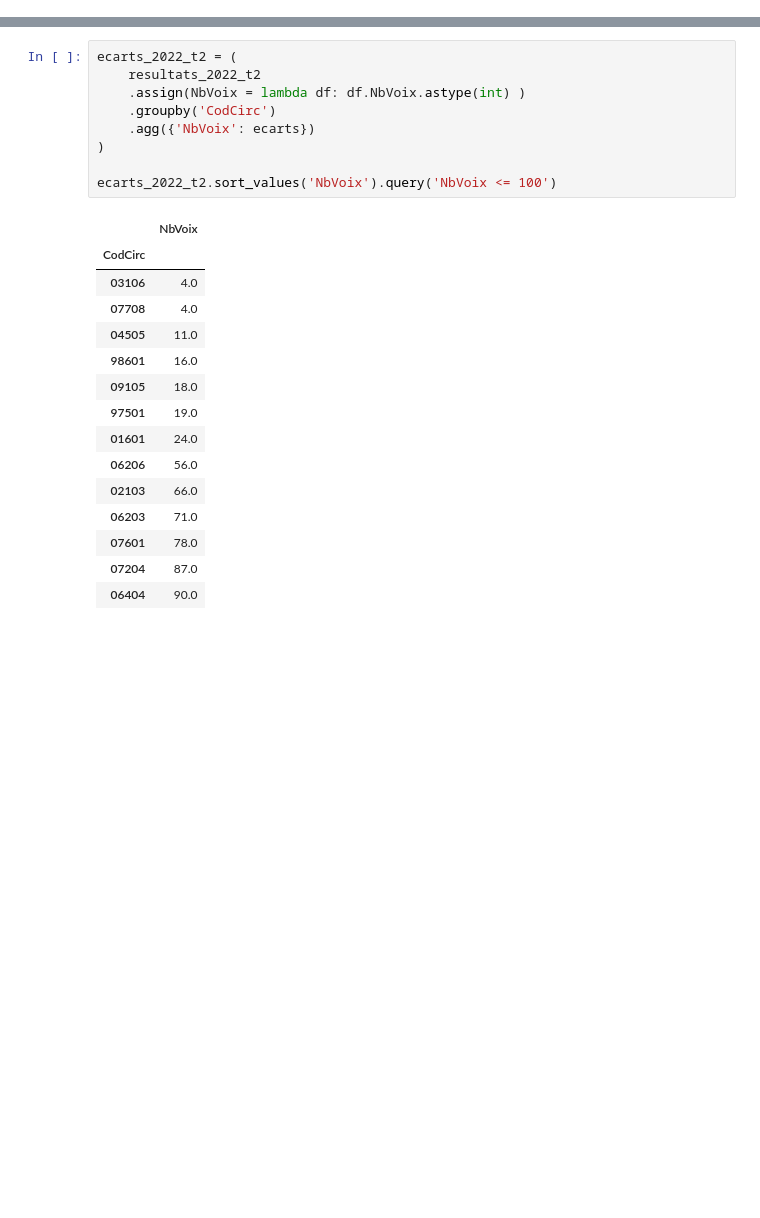
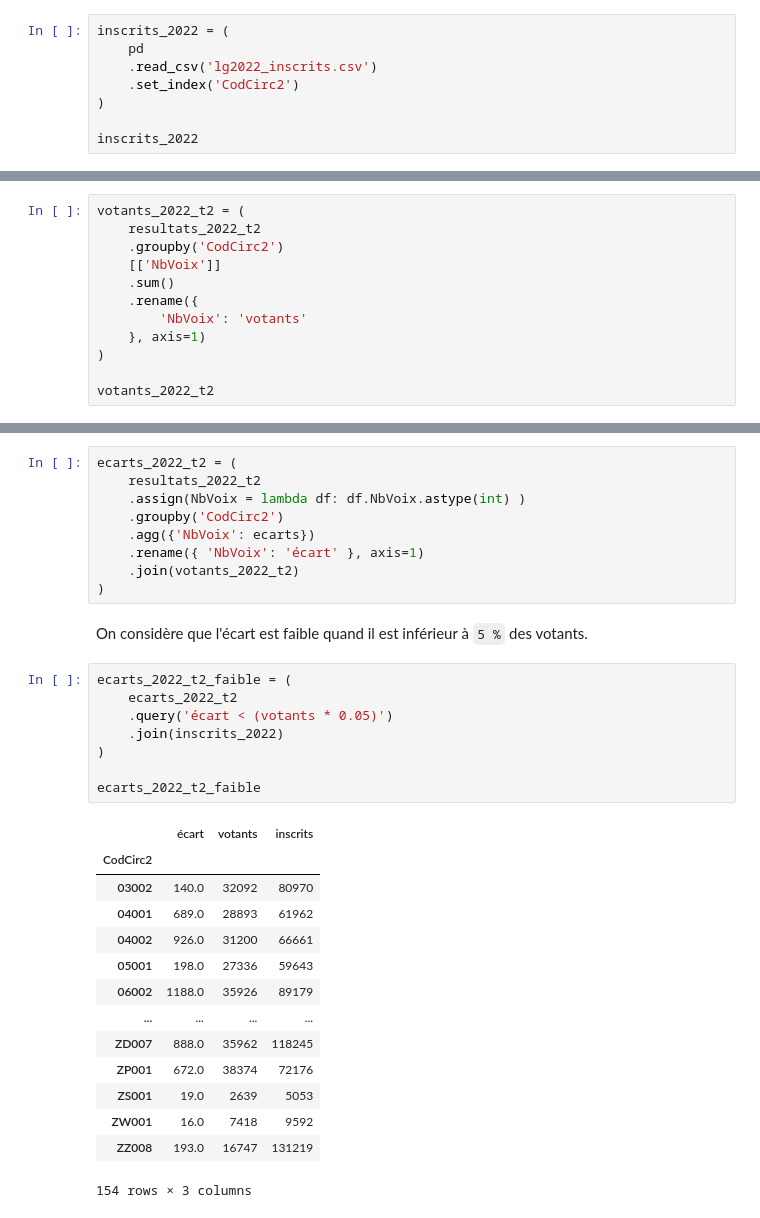
Before and after one commit to taniki/legislatives-2024, a Jupyter notebook: cook_eda_2022_t2_ecarts.ipynb, the cells around one changed output, grey strips where cells are left out. Saved outputs shown, nothing was run; the diff lists cells and outputs as text; blank space fills up the shorter version.

Commit message:
refactore le calcul et la détection des circonscriptions avec un faible écart

```diff
--- a/cook_eda_2022_t2_ecarts.ipynb
+++ b/cook_eda_2022_t2_ecarts.ipynb
@@ -246,3 +107,11 @@ UDI          3
 DIV          1
 DSV          1
 Name: count, dtype: int64
+# %%
+inscrits_2022 = (
+    pd
+    .read_csv('lg2022_inscrits.csv')
+    .set_index('CodCirc2')
+)
+
+inscrits_2022
@@ -248,0 +133,12 @@ Name: count, dtype: int64
+# %%
+votants_2022_t2 = (
+    resultats_2022_t2
+    .groupby('CodCirc2')
+    [['NbVoix']]
+    .sum()
+    .rename({
+        'NbVoix': 'votants'
+    }, axis=1)
+)
+
+votants_2022_t2
@@ -250,24 +161,33 @@ Name: count, dtype: int64
 ecarts_2022_t2 = (
     resultats_2022_t2
     .assign(NbVoix = lambda df: df.NbVoix.astype(int) )
-    .groupby('CodCirc')
+    .groupby('CodCirc2')
     .agg({'NbVoix': ecarts})
+    .rename({ 'NbVoix': 'écart' }, axis=1)
+    .join(votants_2022_t2)
 )
-
-ecarts_2022_t2.sort_values('NbVoix').query('NbVoix <= 100')
-# %% [output]
-|  | NbVoix |
-| CodCirc |  |
-| 03106 | 4.0 |
-| 07708 | 4.0 |
-| 04505 | 11.0 |
-| 98601 | 16.0 |
-| 09105 | 18.0 |
-| 97501 | 19.0 |
-| 01601 | 24.0 |
-| 06206 | 56.0 |
-| 02103 | 66.0 |
-| 06203 | 71.0 |
-| 07601 | 78.0 |
-| 07204 | 87.0 |
-| 06404 | 90.0 |
+# %% [markdown]
+On considère que l'écart est faible quand il est inférieur à `5 %` des votants.
+# %%
+ecarts_2022_t2_faible = (
+    ecarts_2022_t2
+    .query('écart < (votants * 0.05)')
+    .join(inscrits_2022)
+)
+
+ecarts_2022_t2_faible
+# %% [output]
+|  | écart | votants | inscrits |
+| CodCirc2 |  |  |  |
+| 03002 | 140.0 | 32092 | 80970 |
+| 04001 | 689.0 | 28893 | 61962 |
+| 04002 | 926.0 | 31200 | 66661 |
+| 05001 | 198.0 | 27336 | 59643 |
+| 06002 | 1188.0 | 35926 | 89179 |
+| ... | ... | ... | ... |
+| ZD007 | 888.0 | 35962 | 118245 |
+| ZP001 | 672.0 | 38374 | 72176 |
+| ZS001 | 19.0 | 2639 | 5053 |
+| ZW001 | 16.0 | 7418 | 9592 |
+| ZZ008 | 193.0 | 16747 | 131219 |
+154 rows × 3 columns
```
Also changed, not shown: parts of 20 cells of this notebook, 1 other file.
